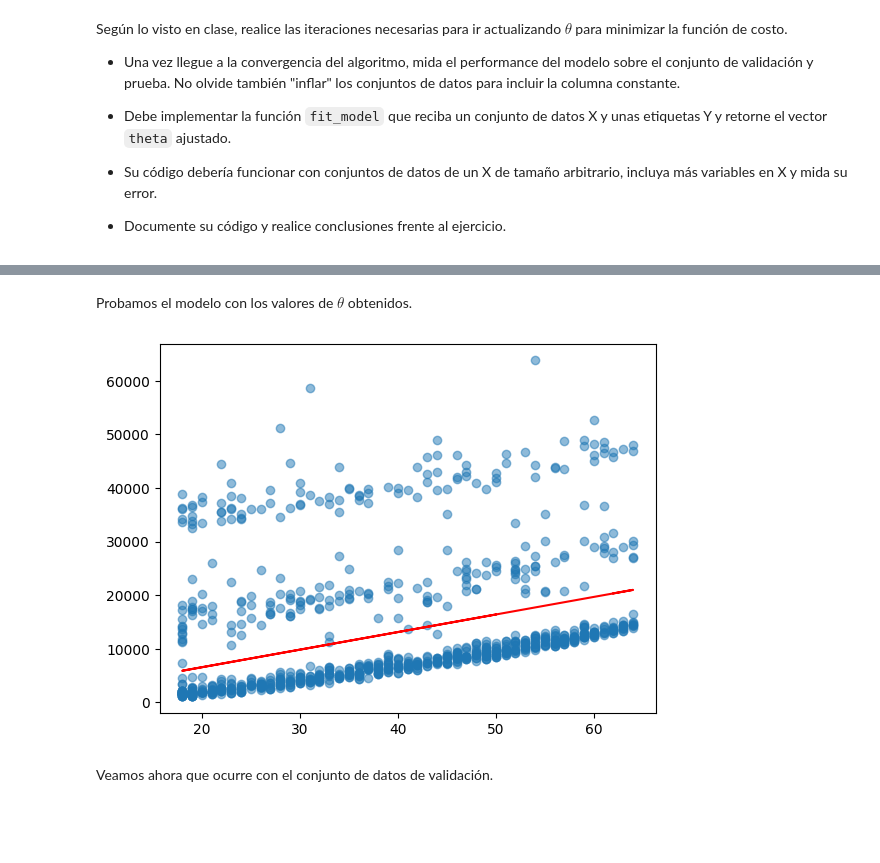
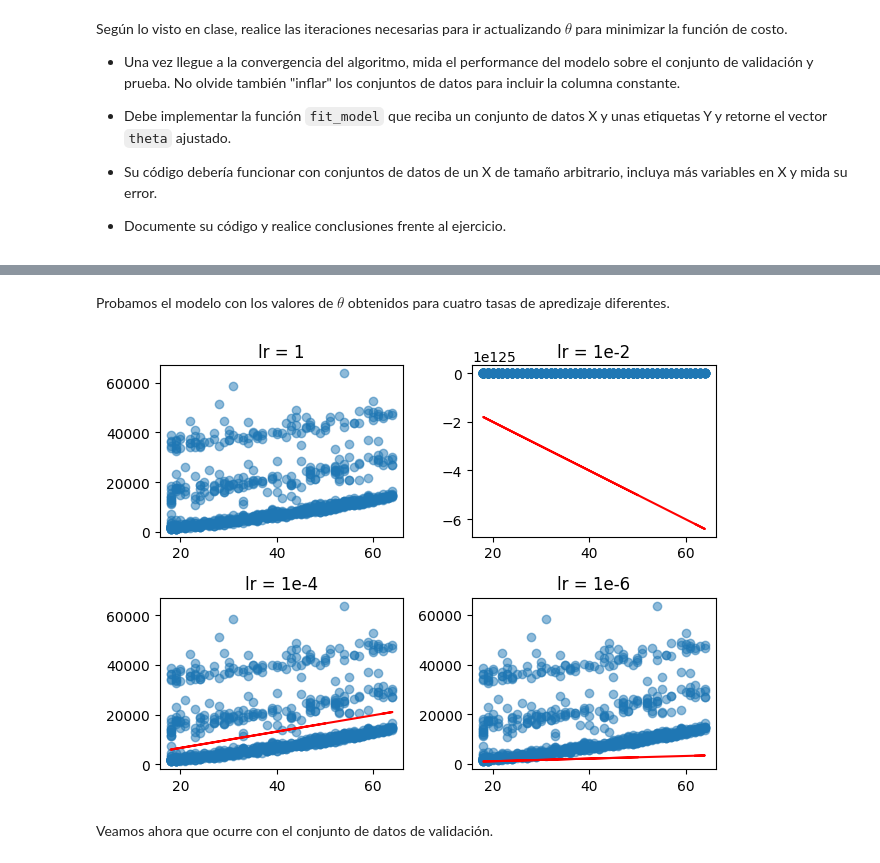
Before and after one commit to 26-jorge-01/RL1-ML, a Jupyter notebook: Aprendizaje_de_máquina_Regresión_lineal.ipynb, the cells around one changed output, grey strips where cells are left out. Drawn from its saved outputs; the diff is of its cells as text; code cells hidden in the pictures; blank space fills up the shorter version.

```diff
--- a/Aprendizaje_de_máquina_Regresión_lineal.ipynb
+++ b/Aprendizaje_de_máquina_Regresión_lineal.ipynb
@@ -612,16 +599,44 @@ ValueError: 'tab:yellow' is not a valid value for color
 # %% [markdown]
-Probamos el modelo con los valores de $\theta$ obtenidos.
+Probamos el modelo con los valores de $\theta$ obtenidos para cuatro tasas de apredizaje diferentes.
-# %%
-Y_est=X_c.dot(theta_est)
-
-# Calcula la función de perdida con los datos de entrenamiento.
-loss_a = np.sum( np.power(Y_est-Y,2))
-
-# Dibujamos diagrama de dispersión entre variables.
-plt.scatter(X, Y, alpha=0.5)
-plt.plot(X,Y_est, 'r')
-plt.show()
-# %% [output]
-[figure, removed]
+# %%
+theta_est_1 = fit_model(X, Y, 1, 100)[0]
+Y_est_1 = X_c.dot(theta_est_1)
+loss_1 = np.sum(np.power(Y_est_1 - Y, 2)) # Calcula la función de perdida con los datos de entrenamiento.
+
+theta_est_2 = fit_model(X, Y, 1e-2, 100)[0]
+Y_est_2 = X_c.dot(theta_est_2)
+loss_2 = np.sum(np.power(Y_est_2 - Y, 2)) # Calcula la función de perdida con los datos de entrenamiento.
+
+theta_est_3 = fit_model(X, Y, 1e-4, 100)[0]
+Y_est_3 = X_c.dot(theta_est_3)
+loss_3 = np.sum(np.power(Y_est_3 - Y, 2)) # Calcula la función de perdida con los datos de entrenamiento.
+
+theta_est_4 = fit_model(X, Y, 1e-6, 100)[0]
+Y_est_4 = X_c.dot(theta_est_4)
+loss_4 = np.sum(np.power(Y_est_4 - Y, 2)) # Calcula la función de perdida con los datos de entrenamiento.
+# %%
+fig, ((ax1, ax2), (ax3, ax4)) = plt.subplots(2, 2)
+
+ax1.scatter(X, Y, alpha=0.5)
+ax1.plot(X, Y_est_1, 'r')
+ax1.set_title('lr = 1')
+
+ax2.scatter(X, Y, alpha=0.5)
+ax2.plot(X, Y_est_2, 'r')
+ax2.set_title('lr = 1e-2')
+
+ax3.scatter(X, Y, alpha=0.5)
+ax3.plot(X, Y_est_3, 'r')
+ax3.set_title('lr = 1e-4')
+
+ax4.scatter(X, Y, alpha=0.5)
+ax4.plot(X, Y_est_4, 'r')
+ax4.set_title('lr = 1e-6')
+
+# Ajustar el layout para evitar la superposición de contenido
+plt.tight_layout()
+plt.show()
+# %% [output]
+[figure, added]
 # %% [markdown]
 Veamos ahora que ocurre con el conjunto de datos de validación.
```
Also changed, not shown: parts of 16 cells of this notebook.
